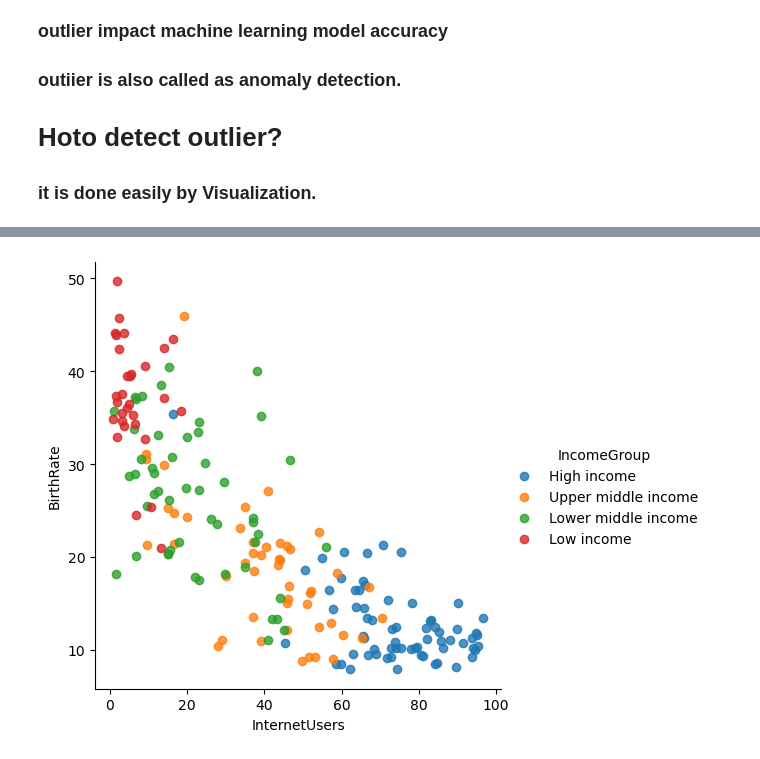
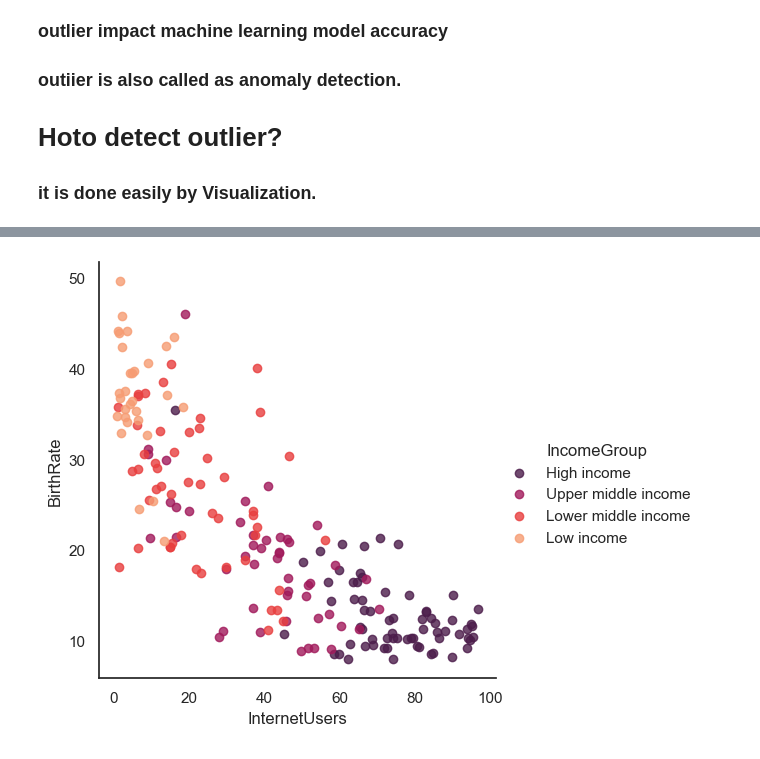
Before and after one commit to jayacpc9/FSDS_Classes, a Jupyter notebook: Python_Workspace/Notebook/BasicCoding_python_Pandas_1_05252016.ipynb, the cells around one changed output, grey strips where cells are left out. Cells and saved outputs as stored; diff of their text form; code cells hidden in the pictures.

```diff
--- a/Python_Workspace/Notebook/BasicCoding_python_Pandas_1_05252016.ipynb
+++ b/Python_Workspace/Notebook/BasicCoding_python_Pandas_1_05252016.ipynb
@@ -722,5 +722,5 @@ vis5 = sns.lmplot(data =df, x='InternetUsers',y='BirthRate',fit_reg=False)
 # %%
-vis5 = sns.lmplot(data =df, x='InternetUsers',y='BirthRate',fit_reg=False, hue = "IncomeGroup")
+vis5 = sns.lmplot(data =df, x='InternetUsers',y='BirthRate',fit_reg=False, hue = "IncomeGroup",palette="rocket")
 # conclusion :   high income group people have lot of internet and less birthrate
 # %% [output]
-[figure, old version]
+[figure, new version]
```
Also changed, not shown: parts of 10 cells of this notebook, 1 other file.
